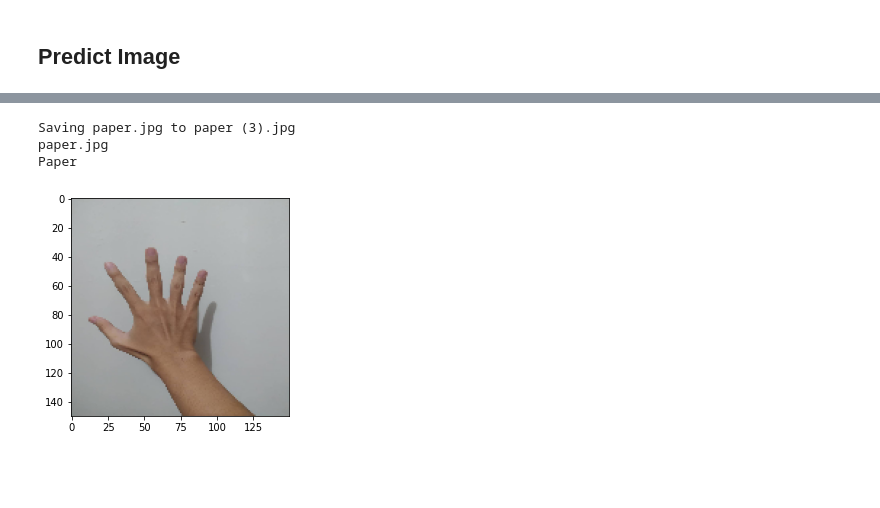
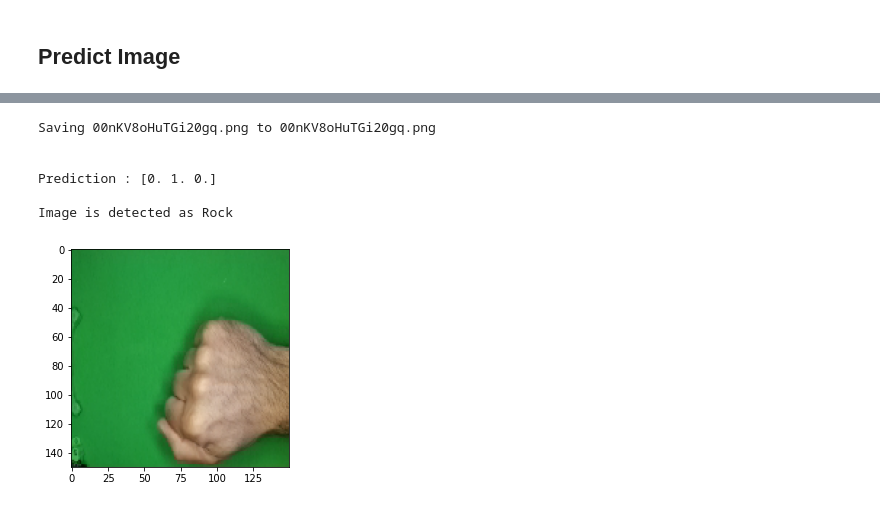
Before and after one commit to Varberg007/Image-Classification, a Jupyter notebook: Image_Classification.ipynb, the cells around one changed output, grey strips where cells are left out. Cells and saved outputs as stored; diff of their text form; code cells hidden in the pictures; blank space fills up the shorter version.

```diff
--- a/Image_Classification.ipynb
+++ b/Image_Classification.ipynb
@@ -166,14 +172,14 @@ validation_datagen = ImageDataGenerator(
 train_generator = train_datagen.flow_from_directory(
     train_dir,
     target_size = (150, 150),
-    batch_size = 128,
+    batch_size = 32,
     class_mode = 'categorical'
 )
 
 validation_generator = validation_datagen.flow_from_directory(
     validation_dir,
     target_size = (150, 150),
-    batch_size = 128,
+    batch_size = 32,
     class_mode = 'categorical'
 )
 # %% [output]
@@ -232,7 +238,9 @@ time: 22.3 ms (started: 2021-06-19 15:34:20 +00:00)
 history = model.fit(
     train_generator,
     epochs = 10,
+    steps_per_epoch = 41,
     validation_data = validation_generator,
+    validation_steps = 27,
     verbose = 1
 )
 # %% [output]
@@ -302,32 +310,40 @@ time: 189 ms (started: 2021-06-19 15:46:52 +00:00)
 # %%
 import numpy as np
 from google.colab import files
 from keras.preprocessing import image
 import matplotlib.pyplot as plt
 import matplotlib.image as mpimg
+%matplotlib inline
 
 uploaded = files.upload()
 
 for fn in uploaded.keys():
+
+  # predicting images
   path = fn
-  img = image.load_img(path, target_size=(150, 150))
+  img = image.load_img(path, target_size=(150,150))
   imgplot = plt.imshow(img)
   x = image.img_to_array(img)
   x = np.expand_dims(x, axis=0)
 
   images = np.vstack([x])
   classes = model.predict(images, batch_size=10)
 
-  print(fn)
-  if classes[0,0] != 0:
-    print('Paper')
-  elif classes[0,1] != 1:
-    print('Rock')
+  print('\n')
+  print('Prediction :', classes[0], '\n')
+
+  if classes[0][0] == 1:
+    print('Image is detected as Paper')
+  elif classes[0][1] == 1:
+    print('Image is detected as Rock')
   else:
-    print('Scissors')
+    print('Image is detected as Scissors')
 # %% [output]
 [interactive output not drawn]
-Saving paper.jpg to paper (3).jpg
-paper.jpg
-Paper
+Saving 00nKV8oHuTGi20gq.png to 00nKV8oHuTGi20gq.png
+
+
+Prediction : [0. 1. 0.]
+
+Image is detected as Rock
-[figure, old version]
+[figure, new version]
```
Also changed, not shown: parts of 23 cells of this notebook.
